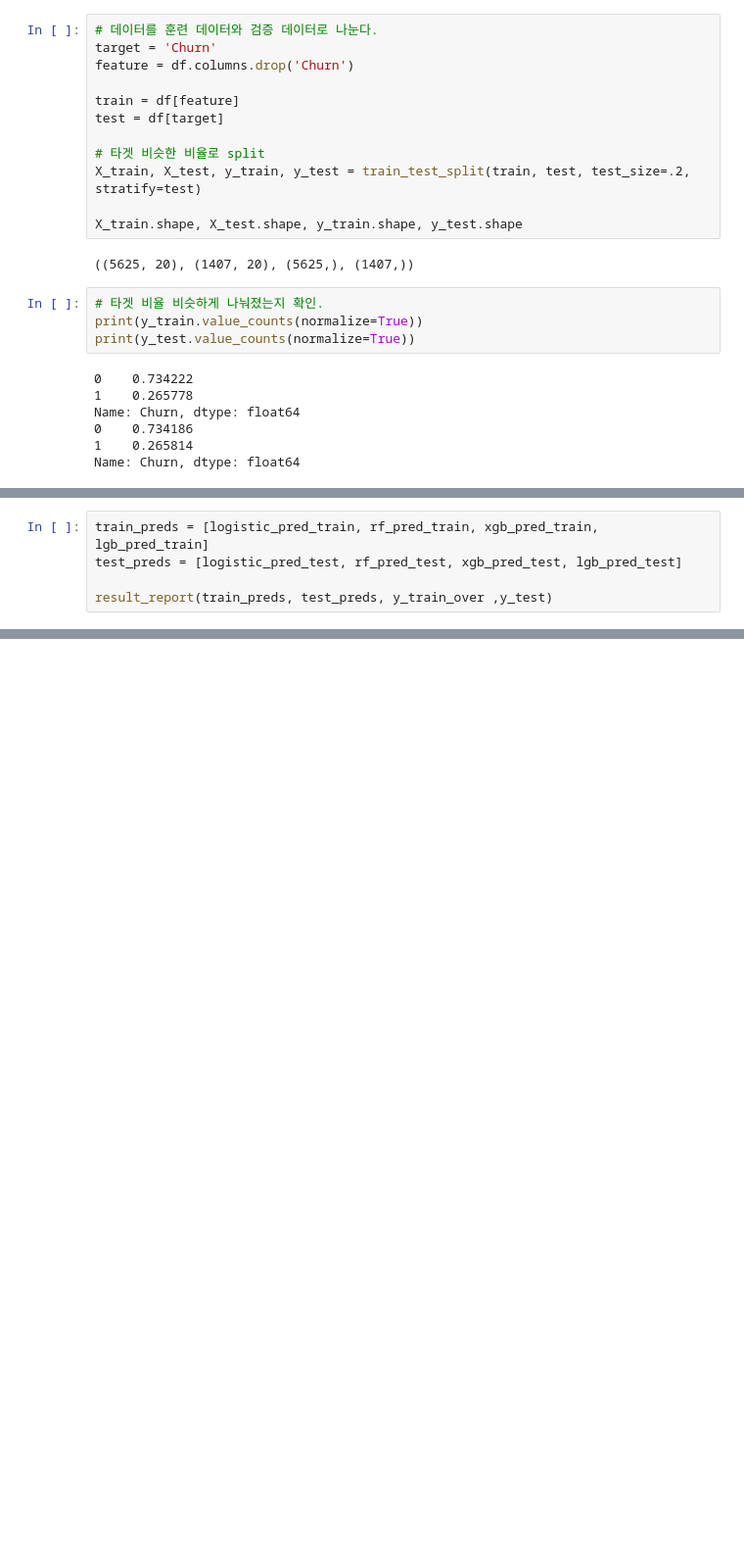
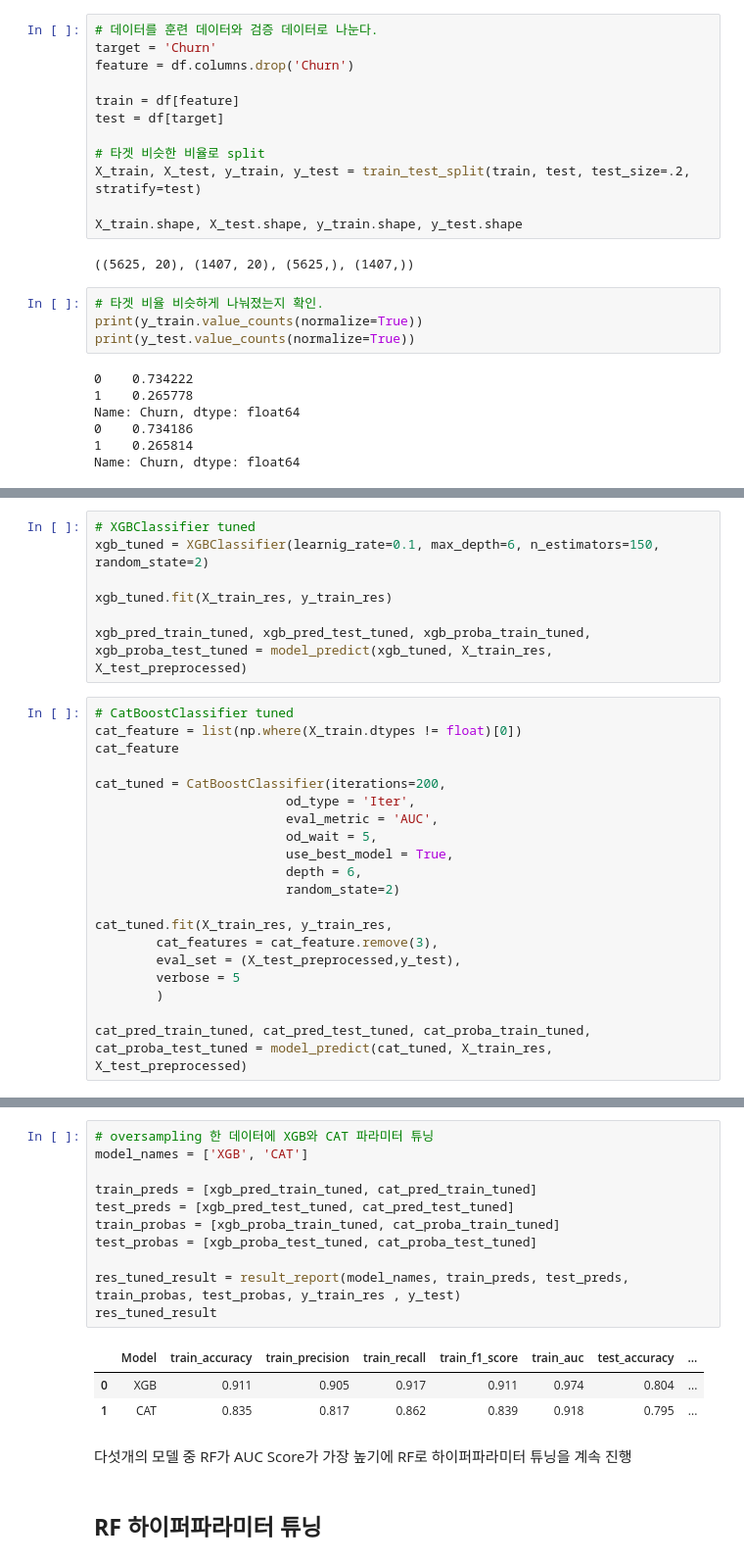
Before and after one commit to maengg/Customer_churn, a Jupyter notebook: Customer_churn.ipynb, the cells around one changed output, grey strips where cells are left out. Shown at 98% size. Cells and saved outputs as stored; diff of their text form; blank space fills up the shorter version.

```diff
--- a/Customer_churn.ipynb
+++ b/Customer_churn.ipynb
@@ -694,5 +553,0 @@ lgb_pred_test = lgb.predict(X_test_preprocessed)
-# %%
-train_preds = [logistic_pred_train, rf_pred_train, xgb_pred_train, lgb_pred_train]
-test_preds = [logistic_pred_test, rf_pred_test, xgb_pred_test, lgb_pred_test]
-
-result_report(train_preds, test_preds, y_train_over ,y_test)
@@ -704,0 +824,27 @@ result_report(train_preds, test_preds, y_train_over ,y_test)
+# %%
+# XGBClassifier tuned
+xgb_tuned = XGBClassifier(learnig_rate=0.1, max_depth=6, n_estimators=150, random_state=2)
+
+xgb_tuned.fit(X_train_res, y_train_res)
+
+xgb_pred_train_tuned, xgb_pred_test_tuned, xgb_proba_train_tuned, xgb_proba_test_tuned = model_predict(xgb_tuned, X_train_res, X_test_preprocessed)
+# %%
+# CatBoostClassifier tuned
+cat_feature = list(np.where(X_train.dtypes != float)[0])
+cat_feature
+
+cat_tuned = CatBoostClassifier(iterations=200,
+                         od_type = 'Iter',
+                         eval_metric = 'AUC',
+                         od_wait = 5,
+                         use_best_model = True,
+                         depth = 6,
+                         random_state=2)
+
+cat_tuned.fit(X_train_res, y_train_res,
+        cat_features = cat_feature.remove(3),
+        eval_set = (X_test_preprocessed,y_test),
+        verbose = 5
+        )
+
+cat_pred_train_tuned, cat_pred_test_tuned, cat_proba_train_tuned, cat_proba_test_tuned = model_predict(cat_tuned, X_train_res, X_test_preprocessed)
@@ -704,0 +867,19 @@ result_report(train_preds, test_preds, y_train_over ,y_test)
+# %%
+# oversampling 한 데이터에 XGB와 CAT 파라미터 튜닝
+model_names = ['XGB', 'CAT']
+
+train_preds = [xgb_pred_train_tuned, cat_pred_train_tuned]
+test_preds = [xgb_pred_test_tuned, cat_pred_test_tuned]
+train_probas = [xgb_proba_train_tuned, cat_proba_train_tuned]
+test_probas = [xgb_proba_test_tuned, cat_proba_test_tuned]
+
+res_tuned_result = result_report(model_names, train_preds, test_preds, train_probas, test_probas, y_train_res , y_test)
+res_tuned_result
+# %% [output]
+|  | Model | train_accuracy | train_precision | train_recall | train_f1_score | train_auc | test_accuracy | ... |
+| 0 | XGB | 0.911 | 0.905 | 0.917 | 0.911 | 0.974 | 0.804 | ... |
+| 1 | CAT | 0.835 | 0.817 | 0.862 | 0.839 | 0.918 | 0.795 | ... |
+# %% [markdown]
+다섯개의 모델 중 RF가 AUC Score가 가장 높기에 RF로 하이퍼파라미터 튜닝을 계속 진행
+# %% [markdown]
+## **RF 하이퍼파라미터 튜닝**
```
Also changed, not shown: parts of 67 cells of this notebook.
